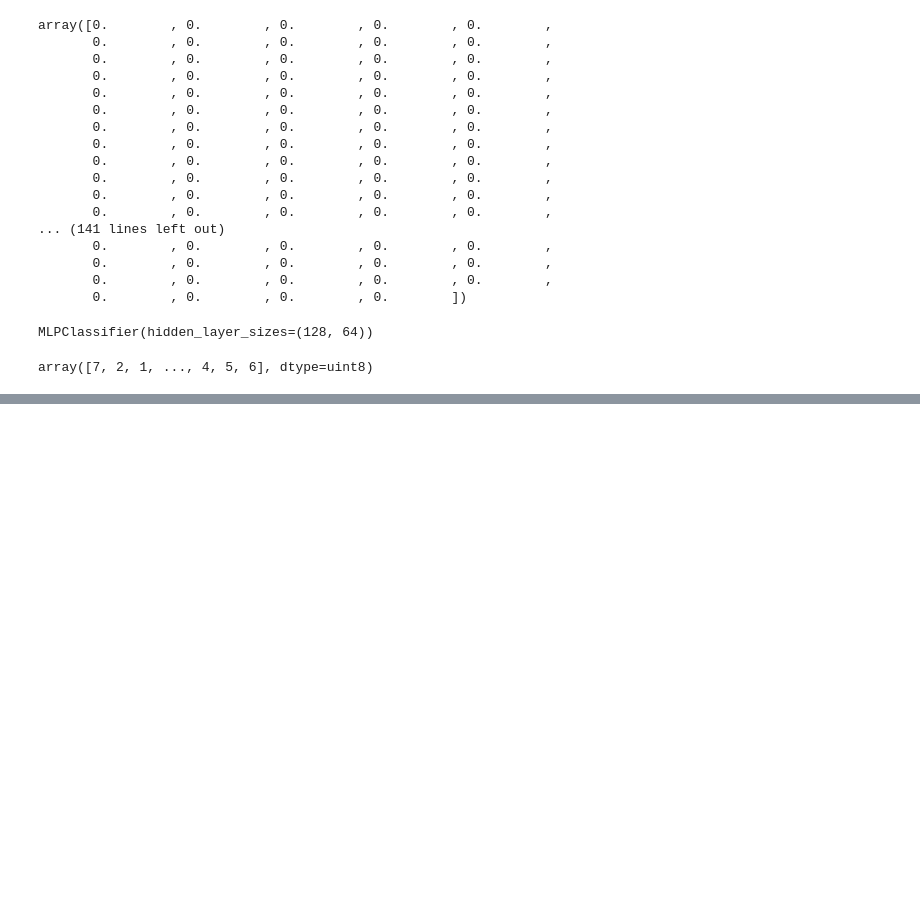
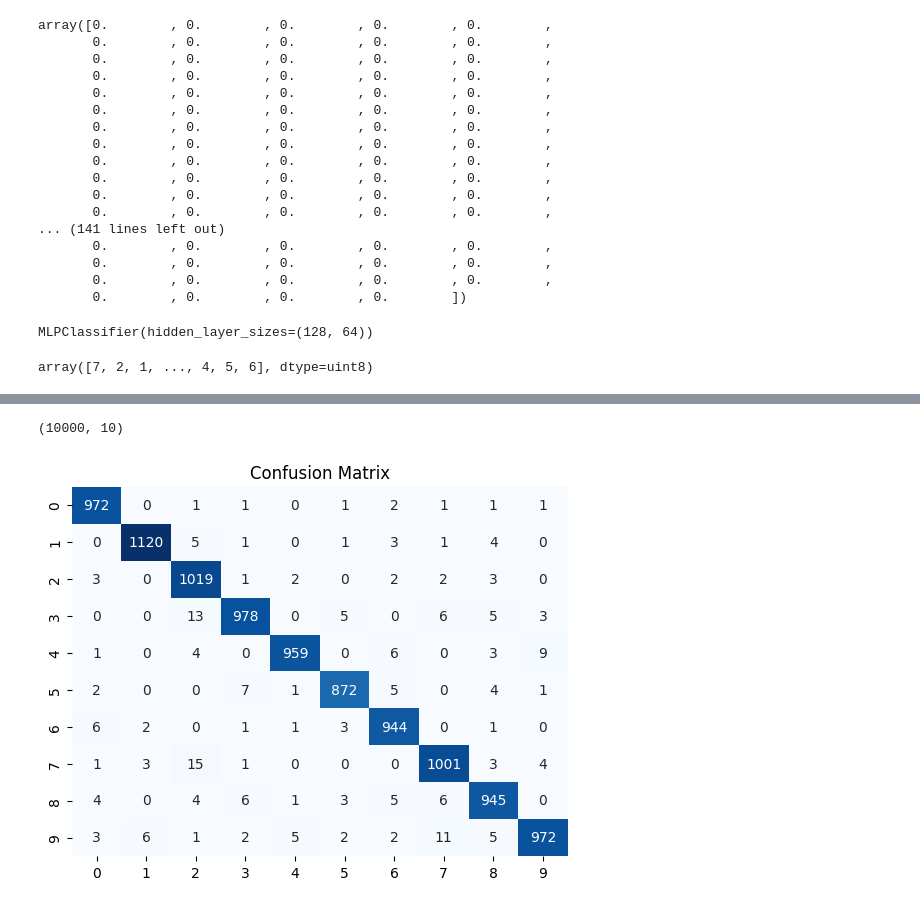
Before and after one commit to CodeByD3v/ML-Experiments, a Jupyter notebook: Handwritten Digits/Handwritten_Digits_Classifier.ipynb, the cells around one changed output, grey strips where cells are left out. Saved outputs shown, nothing was run; the diff lists cells and outputs as text; code cells hidden in the pictures; blank space fills up the shorter version.

```diff
--- a/Handwritten Digits/Handwritten_Digits_Classifier.ipynb
+++ b/Handwritten Digits/Handwritten_Digits_Classifier.ipynb
@@ -115,0 +152,5 @@ plt.show()
+# %%
+# Compile
+model.compile(optimizer = tf.keras.optimizers.Adam(learning_rate=0.001) ,
+              loss = tf.keras.losses.sparse_categorical_crossentropy ,
+              metrics = ["accuracy"])
@@ -115,0 +163,2 @@ plt.show()
+# %%
+history = model.fit(X_train , y_train , epochs = 10 ,batch_size = 64 , validation_split = 0.2)
@@ -115,0 +198,2 @@ plt.show()
+# %%
+y_pred = model.predict(X_test)
@@ -115,0 +202,14 @@ plt.show()
+# %%
+y_pred.shape
+# %% [output]
+(10000, 10)
+# %%
+y_pred = np.argmax(y_pred , axis = 1)
+# %%
+# Confusion metrics
+cnf_matrix = metrics.confusion_matrix(y_test , y_pred)
+sns.heatmap(cnf_matrix , cbar = False   , fmt = "d"  , annot = True , cmap = "Blues")
+plt.title("Confusion Matrix")
+plt.show()
+# %% [output]
+[figure, added]
```
Also changed, not shown: parts of 12 cells of this notebook.
